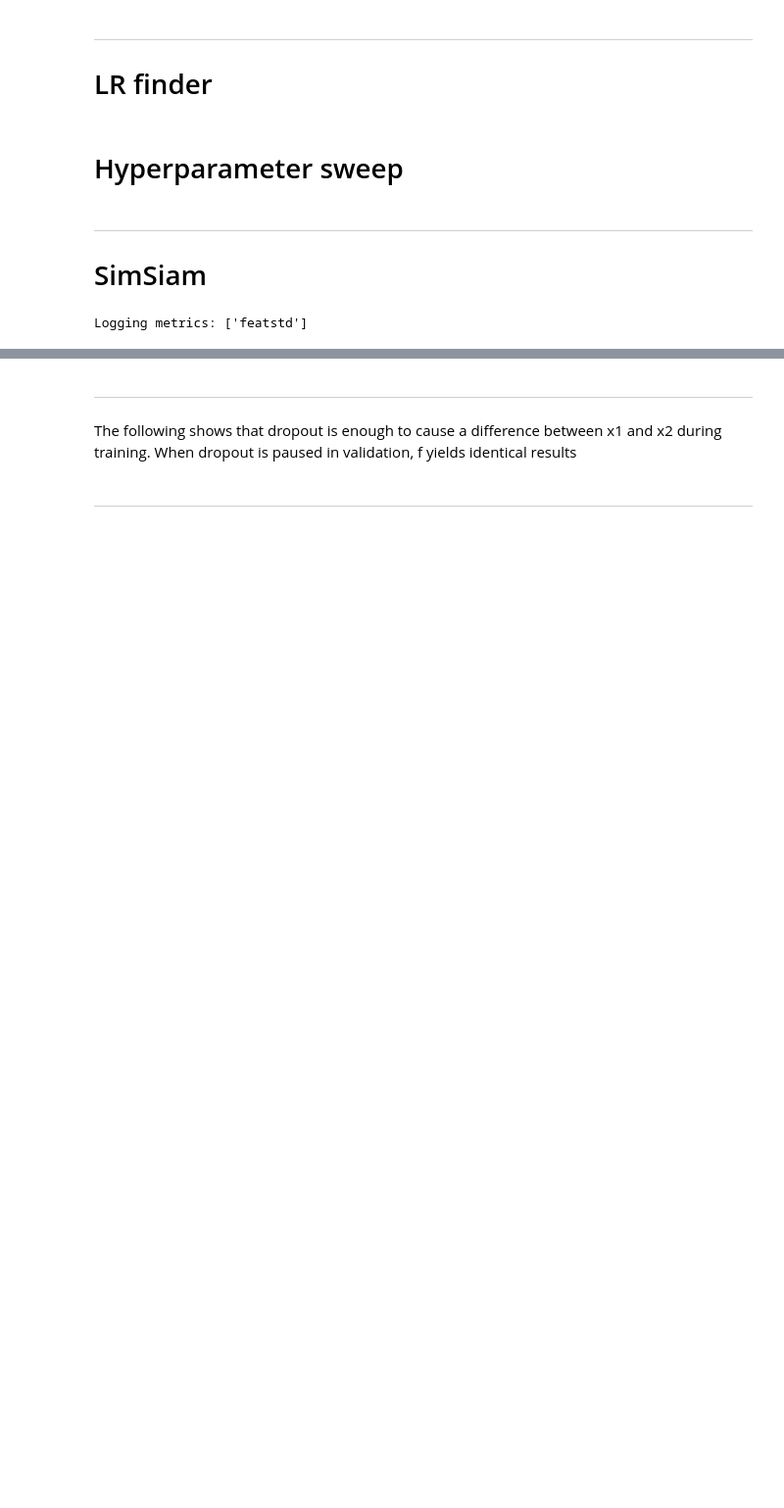
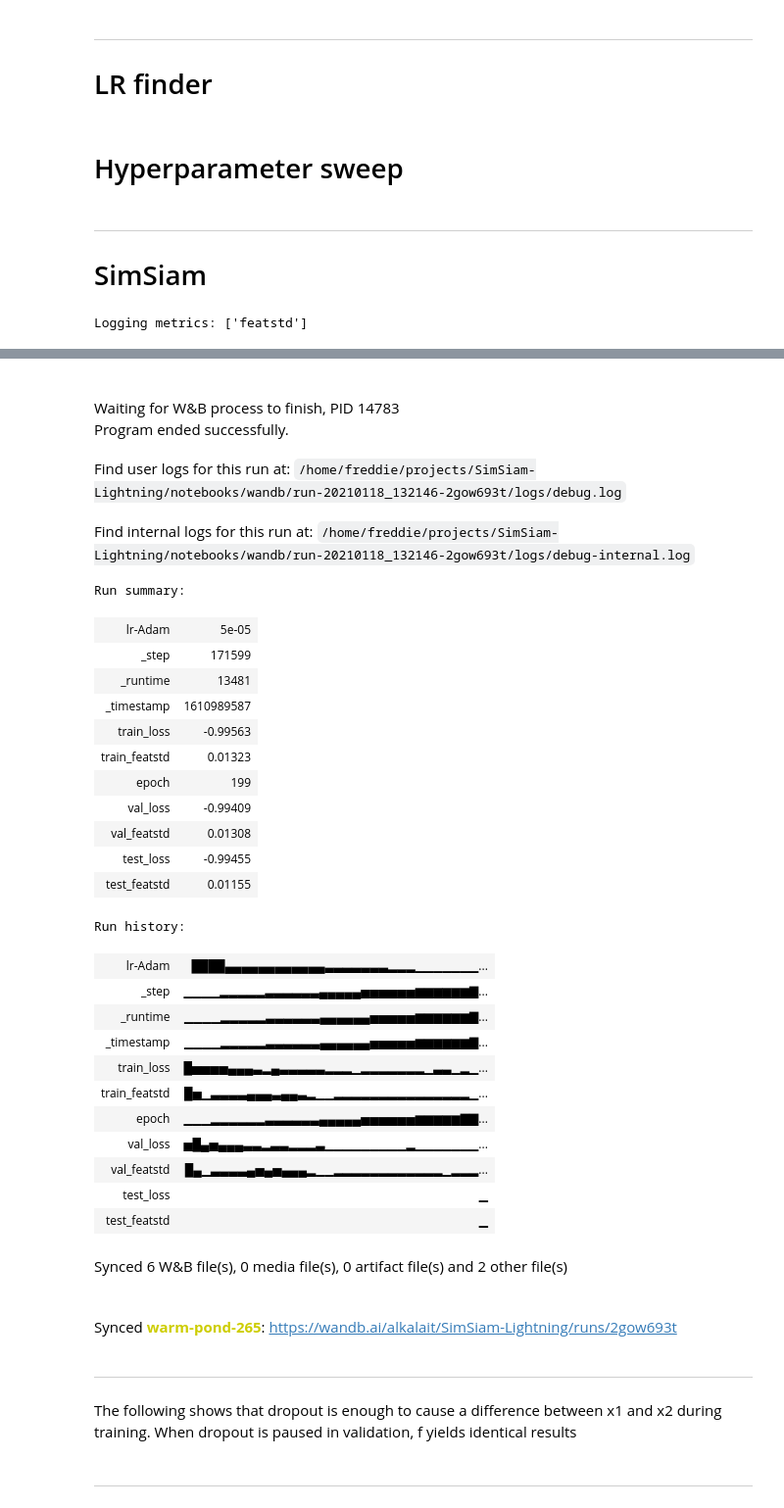
Before and after one commit to Luab/SimSiam-Lightning, a Jupyter notebook: notebooks/MNIST.ipynb, the cells around one changed output, grey strips where cells are left out. Shown at 98% size. Saved outputs shown, nothing was run; the diff lists cells and outputs as text; code cells hidden in the pictures; blank space fills up the shorter version.

Commit message:
Trained a SimSiam model

```diff
--- a/notebooks/MNIST.ipynb
+++ b/notebooks/MNIST.ipynb
@@ -208,2 +228,35 @@ trainer.fit(model, mnist)
+# %%
+wandb.finish()
+# %% [output]
+Waiting for W&B process to finish, PID 14783
+Program ended successfully.
+Find user logs for this run at: /home/freddie/projects/SimSiam-Lightning/notebooks/wandb/run-20210118_132146-2gow693t/logs/debug.log
+Find internal logs for this run at: /home/freddie/projects/SimSiam-Lightning/notebooks/wandb/run-20210118_132146-2gow693t/logs/debug-internal.log
+Run summary:
+| lr-Adam | 5e-05 |
+| _step | 171599 |
+| _runtime | 13481 |
+| _timestamp | 1610989587 |
+| train_loss | -0.99563 |
+| train_featstd | 0.01323 |
+| epoch | 199 |
+| val_loss | -0.99409 |
+| val_featstd | 0.01308 |
+| test_loss | -0.99455 |
+| test_featstd | 0.01155 |
+Run history:
+| lr-Adam | ████▄▄▄▄▄▄▄▄▄▄▄▄▃▃▃▃▃▃▃▂▂▂▁▁▁▁▁▁▁... |
+| _step | ▁▁▁▁▂▂▂▂▂▃▃▃▃▃▃▄▄▄▄▄▅▅▅▅▅▅▆▆▆▆▆▆▇... |
+| _runtime | ▁▁▁▁▂▂▂▂▂▃▃▃▃▃▃▄▄▄▄▄▄▅▅▅▅▅▆▆▆▆▆▆▇... |
+| _timestamp | ▁▁▁▁▂▂▂▂▂▃▃▃▃▃▃▄▄▄▄▄▄▅▅▅▅▅▆▆▆▆▆▆▇... |
+| train_loss | █▅▅▅▅▄▄▄▃▂▄▃▃▃▃▃▂▂▂▁▂▂▂▂▂▂▂▁▃▃▁▂▁... |
+| train_featstd | █▅▁▃▃▃▃▄▄▄▃▄▄▃▂▁▁▂▂▂▂▂▂▂▂▂▂▂▂▂▂▂▁... |
+| epoch | ▁▁▁▂▂▂▂▂▂▃▃▃▃▃▃▄▄▄▄▄▅▅▅▅▅▅▆▆▆▆▆▇▇... |
+| val_loss | ▅█▄▅▄▄▄▃▃▂▃▃▂▂▂▃▁▁▁▁▁▁▁▁▁▂▁▁▁▁▁▁▁... |
+| val_featstd | █▄▁▃▃▃▃▄▅▄▅▄▄▄▂▁▁▂▂▂▂▂▂▂▂▂▂▂▂▁▂▂▂... |
+| test_loss | ▁ |
+| test_featstd | ▁ |
+Synced 6 W&B file(s), 0 media file(s), 0 artifact file(s) and 2 other file(s)
+Synced warm-pond-265: https://wandb.ai/alkalait/SimSiam-Lightning/runs/2gow693t
 # %% [markdown]
 ---
```
Also changed, not shown: parts of 23 cells of this notebook.
